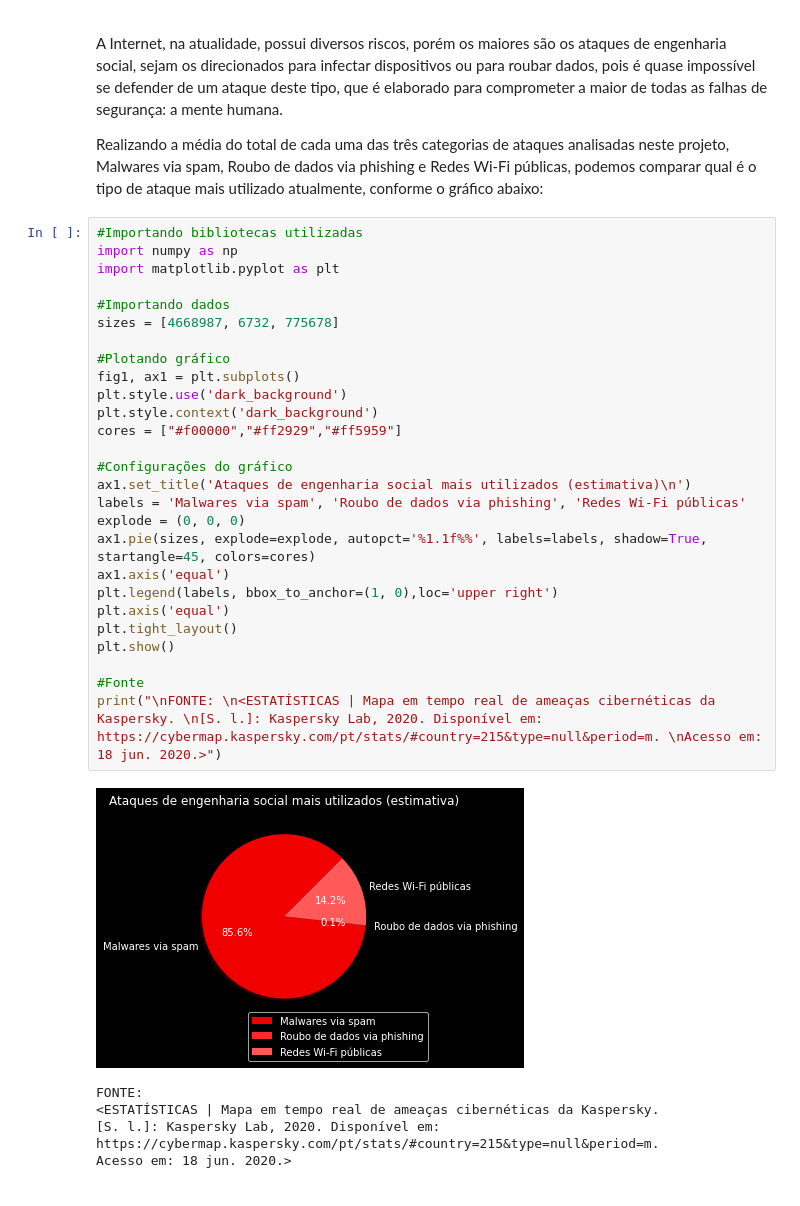
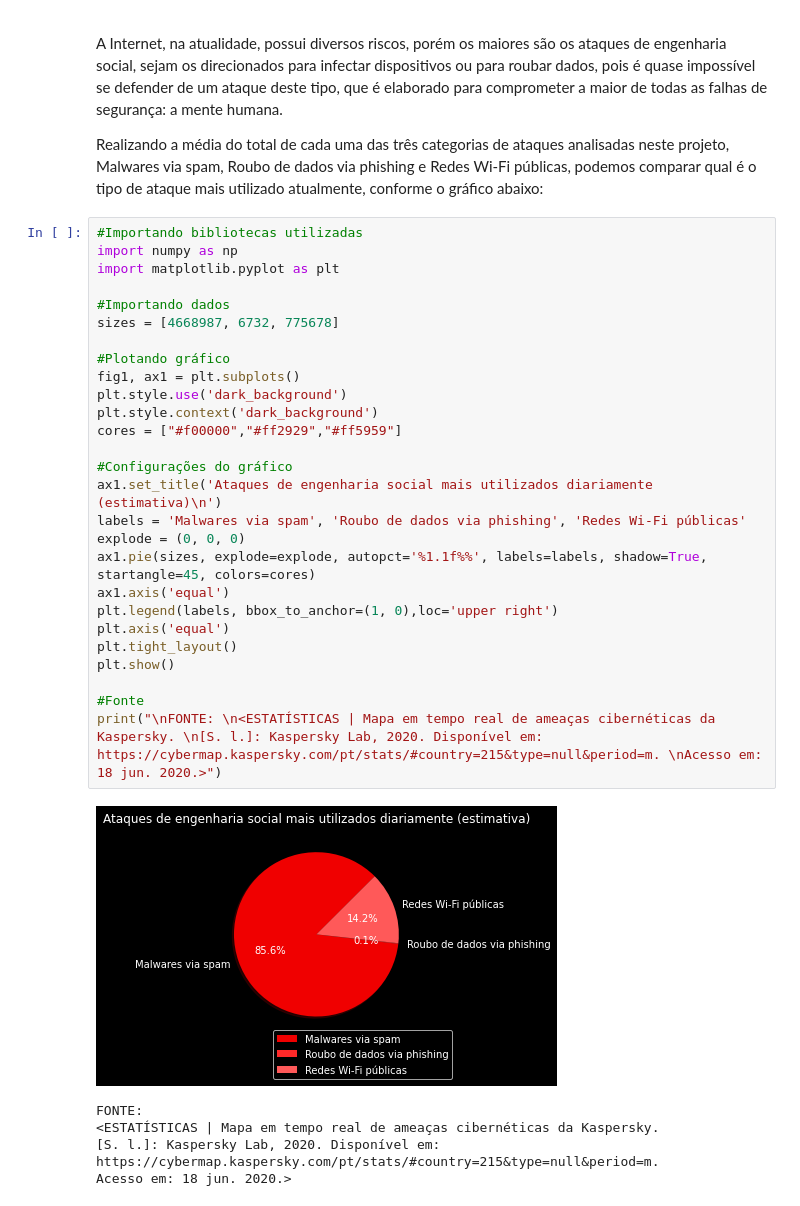
Before and after one commit to sidneypepo/cysecpython, a Jupyter notebook: CySecPython.ipynb, the cells around one changed output. Drawn from its saved outputs; the diff is of its cells as text.

```diff
--- a/CySecPython.ipynb
+++ b/CySecPython.ipynb
@@ -138,32 +138,32 @@ Realizando a média do total de cada uma das três categorias de ataques analisa
 # %%
 #Importando bibliotecas utilizadas
 import numpy as np
 import matplotlib.pyplot as plt
 
 #Importando dados
 sizes = [4668987, 6732, 775678]
 
 #Plotando gráfico
 fig1, ax1 = plt.subplots()
 plt.style.use('dark_background')
 plt.style.context('dark_background')
 cores = ["#f00000","#ff2929","#ff5959"]
 
 #Configurações do gráfico
-ax1.set_title('Ataques de engenharia social mais utilizados (estimativa)\n')
+ax1.set_title('Ataques de engenharia social mais utilizados diariamente (estimativa)\n')
 labels = 'Malwares via spam', 'Roubo de dados via phishing', 'Redes Wi-Fi públicas'
 explode = (0, 0, 0)
 ax1.pie(sizes, explode=explode, autopct='%1.1f%%', labels=labels, shadow=True, startangle=45, colors=cores)
 ax1.axis('equal')
 plt.legend(labels, bbox_to_anchor=(1, 0),loc='upper right')
 plt.axis('equal')
 plt.tight_layout()
 plt.show()
 
 #Fonte
 print("\nFONTE: \n<ESTATÍSTICAS | Mapa em tempo real de ameaças cibernéticas da Kaspersky. \n[S. l.]: Kaspersky Lab, 2020. Disponível em: https://cybermap.kaspersky.com/pt/stats/#country=215&type=null&period=m. \nAcesso em: 18 jun. 2020.>")
 # %% [output]
-[figure, old version]
+[figure, new version]
 FONTE:
 <ESTATÍSTICAS | Mapa em tempo real de ameaças cibernéticas da Kaspersky.
 [S. l.]: Kaspersky Lab, 2020. Disponível em: https://cybermap.kaspersky.com/pt/stats/#country=215&type=null&period=m.
```
